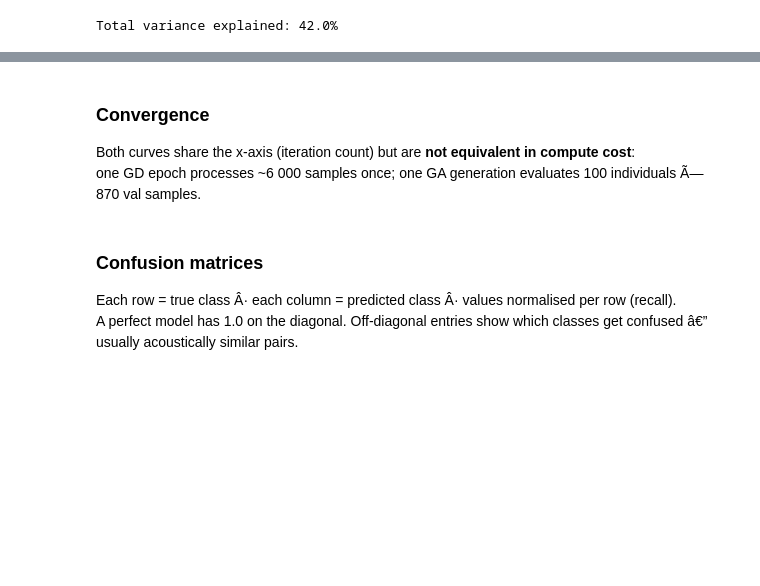
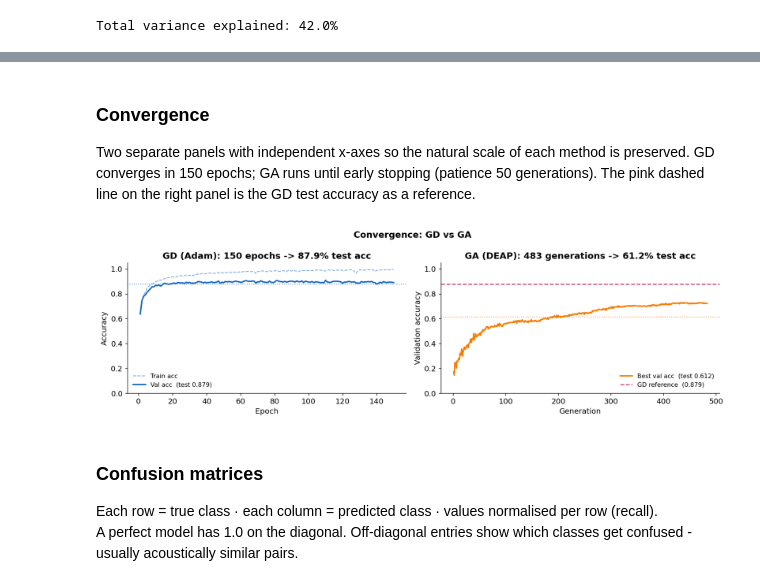
Before and after one commit to einoeI/GD-vs-GA-for-Urban-Sound-Classification, a Jupyter notebook: main.ipynb, the cells around one changed output, grey strips where cells are left out. Cells and saved outputs as stored; diff of their text form; code cells hidden in the pictures; blank space fills up the shorter version.

```diff
--- a/main.ipynb
+++ b/main.ipynb
@@ -875,42 +611,48 @@ plt.show()
 # %% [markdown]
 ### Convergence
-Both curves share the x-axis (iteration count) but are **not equivalent in compute cost**:
-one GD epoch processes ~6 000 samples once; one GA generation evaluates 100 individuals Ã— 870 val samples.
+Two separate panels with independent x-axes so the natural scale of each method is preserved.
+GD converges in 150 epochs; GA runs until early stopping (patience 50 generations).
+The pink dashed line on the right panel is the GD test accuracy as a reference.
 # %%
-fig, axes = plt.subplots(1, 2, figsize=(12, 4))
+gens = range(1, len(ga_best_acc) + 1)
 
-# Left: GD training loss on log scale â€” reveals exponential convergence rate
-axes[0].plot(range(1, EPOCHS + 1), gd_loss, color=GD, linewidth=1.5)
-axes[0].fill_between(range(1, EPOCHS + 1), gd_loss, alpha=0.1, color=GD)
-axes[0].set_yscale('log')
+fig, axes = plt.subplots(1, 2, figsize=(13, 4))
+
+# Left: GD convergence on its own epoch axis
+epochs_range = range(1, EPOCHS + 1)
+axes[0].plot(epochs_range, gd_train_acc, color=GD, linewidth=1.2,
+             linestyle='--', alpha=0.55, label='Train acc')
+axes[0].plot(epochs_range, gd_val_acc,   color=GD, linewidth=2,
+             label=f'Val acc  (test {gd_test_acc:.3f})')
+axes[0].axhline(gd_test_acc, color=GD, linestyle=':', linewidth=1.2, alpha=0.7)
 axes[0].set_xlabel('Epoch')
-axes[0].set_ylabel('Cross-entropy loss (log scale)')
-axes[0].set_title('GD: loss falls exponentially')
+axes[0].set_ylabel('Accuracy')
+axes[0].set_title(f'GD (Adam): 150 epochs -> {gd_test_acc:.1%} test acc')
+axes[0].set_ylim(0, 1.05)
+axes[0].legend(frameon=False, fontsize=9)
 
-# Right: validation error rate (1-accuracy) on log scale for direct comparison
-gd_err = [1 - a for a in gd_val_acc]
-ga_err = [1 - a for a in ga_best_acc]
-axes[1].plot(range(1, len(gd_err) + 1), gd_err, color=GD, linewidth=2,
-             label=f'GD val error  (test {1-gd_test_acc:.3f})')
-axes[1].plot(range(1, len(ga_err) + 1), ga_err, color=GA, linewidth=2,
-             label=f'GA val error  (test {1-ga_test_acc:.3f})', linestyle='--')
-axes[1].axhline(1 - gd_test_acc, color=GD, linestyle=':', linewidth=1, alpha=0.7)
-axes[1].axhline(1 - ga_test_acc, color=GA, linestyle=':', linewidth=1, alpha=0.7)
-axes[1].set_yscale('log')
-axes[1].set_ylim(0.05, 1.0)
-axes[1].set_xlabel('Iteration  (epoch for GD, generation for GA)')
-axes[1].set_ylabel('Validation error rate (log scale)')
-axes[1].set_title('Error rate: GD converges fast; GA plateaus')
+# Right: GA convergence on its own generation axis
+axes[1].plot(gens, ga_best_acc, color=GA, linewidth=2,
+             label=f'Best val acc  (test {ga_test_acc:.3f})')
+axes[1].axhline(ga_test_acc,  color=GA,   linestyle=':', linewidth=1.2, alpha=0.7)
+axes[1].axhline(gd_test_acc,  color=PINK, linestyle='--', linewidth=1.5,
+                label=f'GD reference  ({gd_test_acc:.3f})', alpha=0.85)
+axes[1].set_xlabel('Generation')
+axes[1].set_ylabel('Validation accuracy')
+axes[1].set_title(f'GA (DEAP): {len(ga_best_acc)} generations -> {ga_test_acc:.1%} test acc')
+axes[1].set_ylim(0, 1.05)
 axes[1].legend(frameon=False, fontsize=9)
 
-plt.suptitle('Convergence: GD vs GA', fontsize=14, fontweight='bold')
+plt.suptitle('Convergence: GD vs GA', fontsize=13, fontweight='bold')
 plt.tight_layout()
 plt.savefig('results/figures/comparison_convergence.png', **SAVE)
 plt.show()
+# %% [output]
+[figure, added]
 # %% [markdown]
 ### Confusion matrices
-Each row = true class Â· each column = predicted class Â· values normalised per row (recall).
-A perfect model has 1.0 on the diagonal. Off-diagonal entries show which classes get confused â€” usually acoustically similar pairs.
+Each row = true class · each column = predicted class · values normalised per row (recall).
+A perfect model has 1.0 on the diagonal. Off-diagonal entries show which classes get confused  -  usually acoustically similar pairs.
 # %%
 gd_model.eval()
 ga_model.eval()
```
Also changed, not shown: parts of 49 cells of this notebook, 31 other files.
